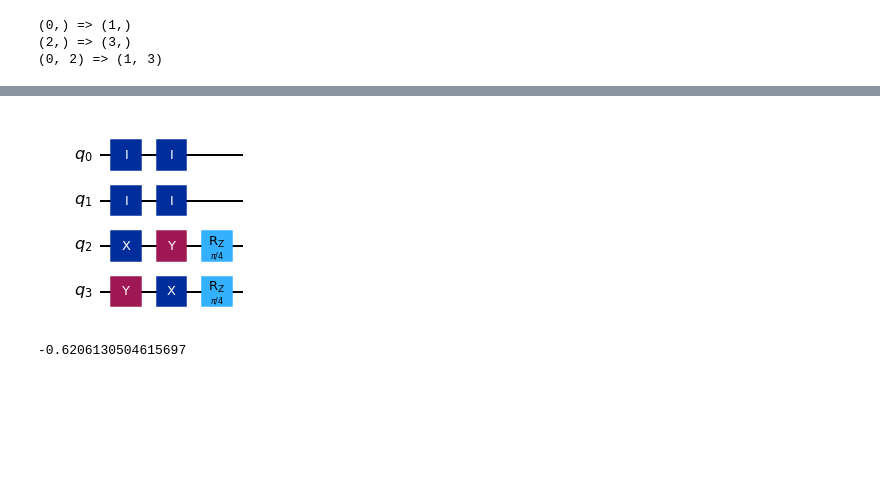
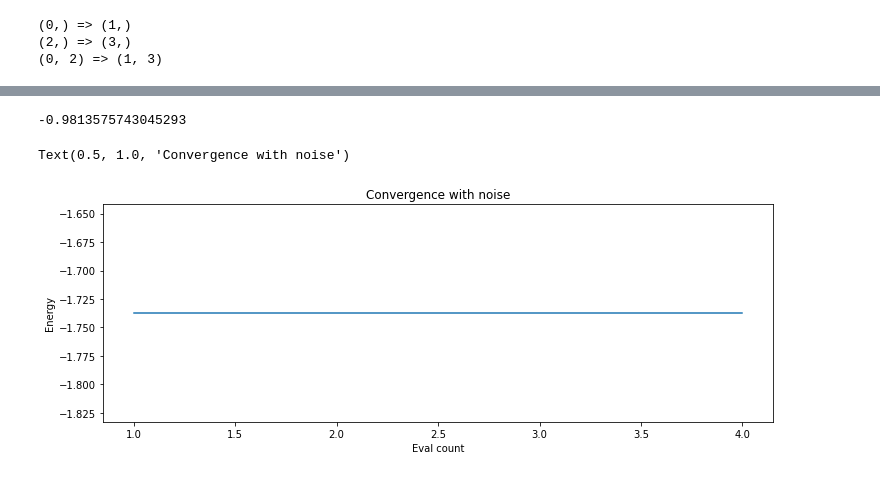
Before and after one commit to TheTrustyPwo/Hydrogen, a Jupyter notebook: hydrogen.ipynb, the cells around one changed output, grey strips where cells are left out. Cells and saved outputs as stored; diff of their text form; code cells hidden in the pictures; blank space fills up the shorter version.

```diff
--- a/hydrogen.ipynb
+++ b/hydrogen.ipynb
@@ -136,3 +135,11 @@ noiseless_estimator = AerEstimator(
+# %%
+counts = []
+values = []
+
+
+def store_intermediate_result(eval_count, parameters, mean, std):
+    counts.append(eval_count)
+    values.append(mean)
 # %%
 ansatz = UCCSD(
     es_problem.num_spatial_orbitals,
@@ -204,34 +168,6 @@ array([[ True,  True,  True,  True,  True,  True,  True,  True,  True,
-# %%
-from qiskit import QuantumCircuit
-
-# Define the combined operator 0.5 * (IIXY - IIYX)
-combined_operator = unitary
-# Create a quantum circuit for a 4-qubit system
-qc = QuantumCircuit(4)
-qc.id(0)
-qc.id(1)
-qc.x(2)
-qc.y(3)
-
-# Apply the IIYX part with a negative sign
-qc.id(0)
-qc.id(1)
-qc.y(2)
-qc.x(3)
-
-# Apply the 0.5 coefficient
-theta = np.pi / 4  # equivalent to the sqrt of the coefficient 0.5 in terms of phase
-qc.rz(theta, 2)
-qc.rz(theta, 3)
-# qc.measure_all()
-qc.draw(output="mpl")
-# %% [output]
-[figure, removed]
 # %%
-from qiskit_nature.second_q.problems import EigenstateResult
-
-raw_result = (vqe_solver.compute_minimum_eigenvalue(qubit_op, aux_op))
-res = es_problem.interpret(EigenstateResult.from_result(raw_result))
+raw_result = vqe_solver.compute_minimum_eigenvalue(qubit_op, aux_op)
+res = es_problem.interpret(raw_result)
 res.total_energies[0]
 # %% [output]
--0.6206130504615697
+-0.9813575743045293
@@ -242,3 +174,14 @@ res = calc.solve(es_problem)
+# %%
+import pylab
+
+pylab.rcParams["figure.figsize"] = (12, 4)
+pylab.plot(counts, values)
+pylab.xlabel("Eval count")
+pylab.ylabel("Energy")
+pylab.title("Convergence with noise")
+# %% [output]
+Text(0.5, 1.0, 'Convergence with noise')
+[figure, added]
 # %%
 calculated = res.eigenvalues[0] + res._nuclear_repulsion_energy
 actual = res._hartree_fock_energy
```
Also changed, not shown: parts of 16 cells of this notebook, 2 other files.
